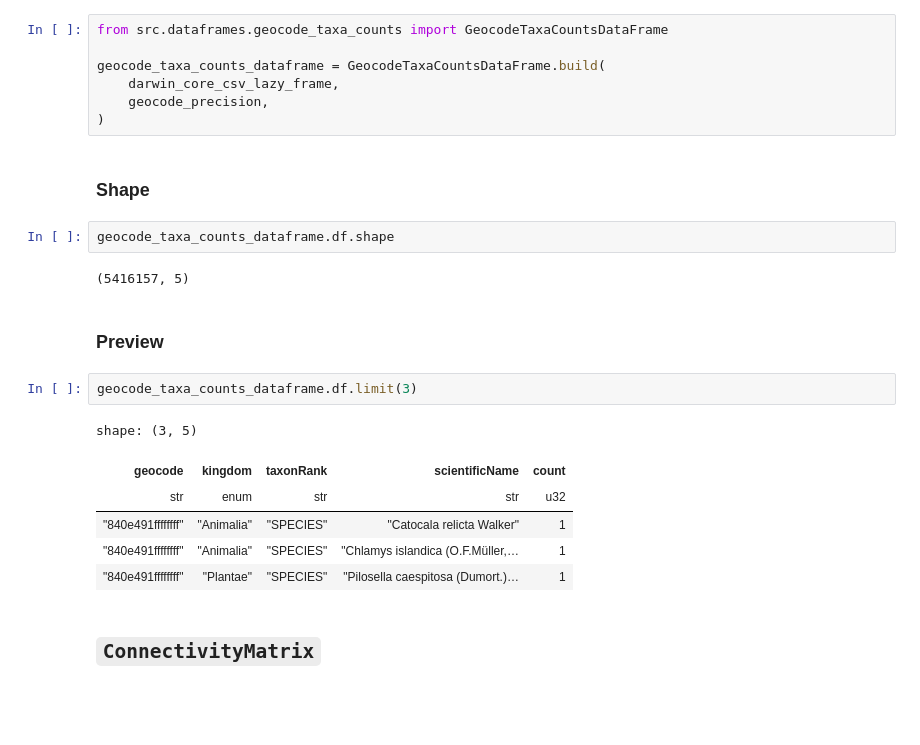
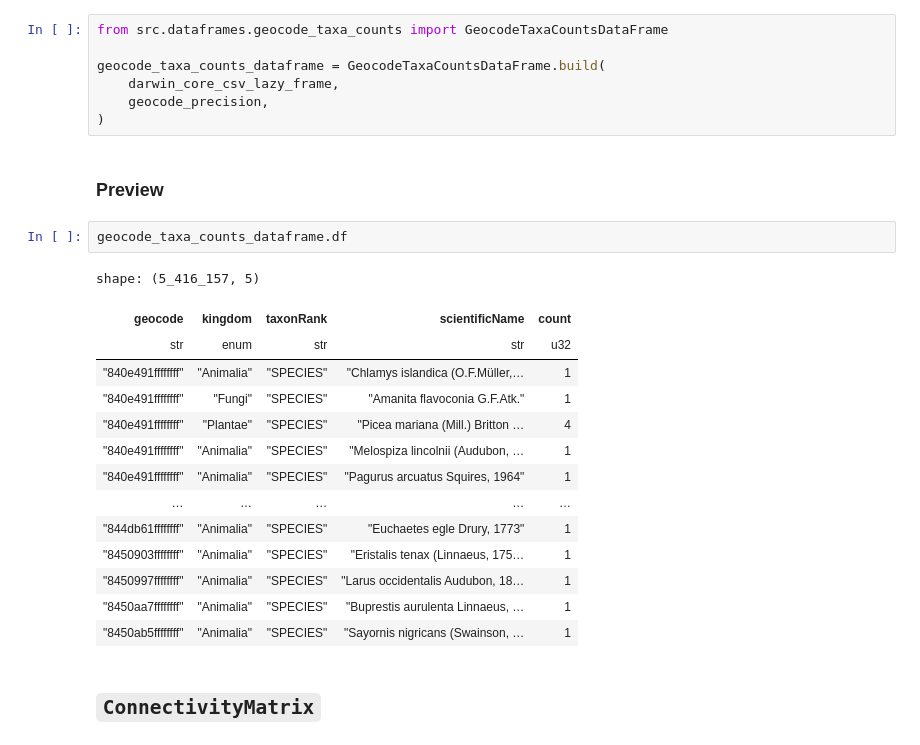
Before and after one commit to frewsxcv/citizen-science-bioregionalization, a Jupyter notebook: Workspace.ipynb, the cells around one changed output. Drawn from its saved outputs; the diff is of its cells as text; blank space fills up the shorter version.

```diff
--- a/Workspace.ipynb
+++ b/Workspace.ipynb
@@ -103,23 +118,25 @@ geocode_taxa_counts_dataframe = GeocodeTaxaCountsDataFrame.build(
     darwin_core_csv_lazy_frame,
     geocode_precision,
 )
-# %% [markdown]
-### Shape
-# %%
-geocode_taxa_counts_dataframe.df.shape
-# %% [output]
-(5416157, 5)
 # %% [markdown]
 ### Preview
 # %%
-geocode_taxa_counts_dataframe.df.limit(3)
+geocode_taxa_counts_dataframe.df
 # %% [output]
-shape: (3, 5)
+shape: (5_416_157, 5)
 | geocode | kingdom | taxonRank | scientificName | count |
 | str | enum | str | str | u32 |
-| "840e491ffffffff" | "Animalia" | "SPECIES" | "Catocala relicta Walker" | 1 |
 | "840e491ffffffff" | "Animalia" | "SPECIES" | "Chlamys islandica (O.F.Müller,… | 1 |
-| "840e491ffffffff" | "Plantae" | "SPECIES" | "Pilosella caespitosa (Dumort.)… | 1 |
+| "840e491ffffffff" | "Fungi" | "SPECIES" | "Amanita flavoconia G.F.Atk." | 1 |
+| "840e491ffffffff" | "Plantae" | "SPECIES" | "Picea mariana (Mill.) Britton … | 4 |
+| "840e491ffffffff" | "Animalia" | "SPECIES" | "Melospiza lincolnii (Audubon, … | 1 |
+| "840e491ffffffff" | "Animalia" | "SPECIES" | "Pagurus arcuatus Squires, 1964" | 1 |
+| … | … | … | … | … |
+| "844db61ffffffff" | "Animalia" | "SPECIES" | "Euchaetes egle Drury, 1773" | 1 |
+| "8450903ffffffff" | "Animalia" | "SPECIES" | "Eristalis tenax (Linnaeus, 175… | 1 |
+| "8450997ffffffff" | "Animalia" | "SPECIES" | "Larus occidentalis Audubon, 18… | 1 |
+| "8450aa7ffffffff" | "Animalia" | "SPECIES" | "Buprestis aurulenta Linnaeus, … | 1 |
+| "8450ab5ffffffff" | "Animalia" | "SPECIES" | "Sayornis nigricans (Swainson, … | 1 |
 # %% [markdown]
 ## `ConnectivityMatrix`
 # %% [markdown]
```
Also changed, not shown: parts of 26 cells of this notebook.
